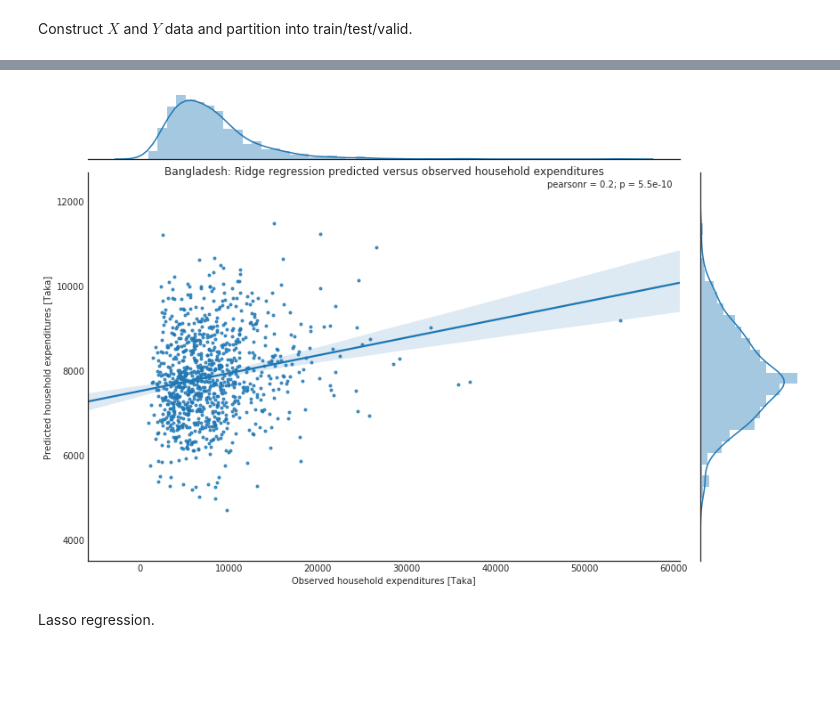
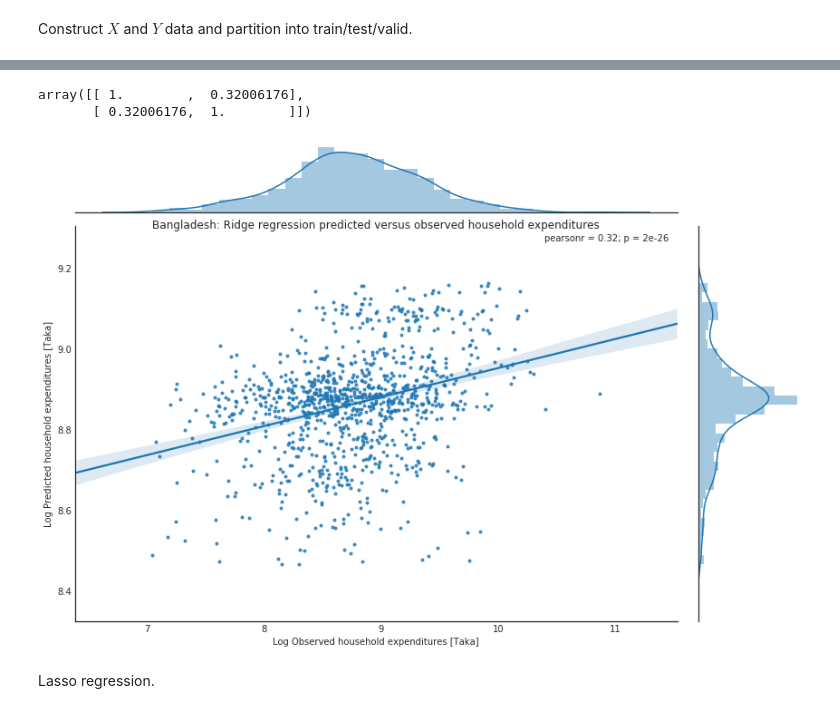
Before and after one commit to chrisyeh96/india-poverty, a Jupyter notebook: baselines/baselines.ipynb, the cells around one changed output, grey strips where cells are left out. Cells and saved outputs as stored; diff of their text form; code cells hidden in the pictures; blank space fills up the shorter version.

```diff
--- a/baselines/baselines.ipynb
+++ b/baselines/baselines.ipynb
@@ -389,6 +528,13 @@ Ridge regression: hyperparamter search.
+# %%
+scores = []
 # %%
-for alpha in np.logspace(0, 5, num=6):
+for alpha in np.logspace(-5, 5, num=20):
   lm = Ridge(alpha=alpha, normalize=True)
-  lm.fit(X_train, y_train)
-  print(alpha, lm.score(X_valid, y_valid))
+  lm.fit(X_train, np.log(y_train))
+  y_pred = np.exp(lm.predict(X_train))
+  train_scores.append(np.corrcoef(y_pred, y_train)[0, 1] ** 2)
+  y_pred = np.exp(lm.predict(X_valid))
+  score = np.corrcoef(y_pred, y_valid)[0, 1] ** 2
+  print("alpha:", alpha, "\tscore:", score)
+  scores.append(score)
 # %% [output]
@@ -401,4 +571,4 @@ for alpha in np.logspace(0, 5, num=6):
 # %%
-lm = Ridge(alpha=20, normalize=True)
-lm.fit(X_train, y_train)
+lm = Ridge(alpha=1.83298071083, normalize=True)
+lm.fit(X_train, np.log(y_train))
 # %% [output]
@@ -415,5 +581,5 @@ lm.score(X_valid, y_valid)
 # %%
-y_pred = lm.predict(X_valid)
+y_pred = np.exp(lm.predict(X_valid))
 # %%
 np.sqrt(np.mean(np.square(y_pred - y_valid)))
 # %% [output]
@@ -421,13 +587,18 @@ np.sqrt(np.mean(np.square(y_pred - y_valid)))
+# %%
+np.corrcoef(y_valid, y_pred)
+# %% [output]
+array([[ 1.        ,  0.32006176],
+       [ 0.32006176,  1.        ]])
 # %%
-fig = sns.jointplot(y_valid[np.logical_and(y_valid > 0, y_pred > 0)],
-                    y_pred[np.logical_and(y_valid > 0, y_pred > 0)],
+fig = sns.jointplot(np.log(y_valid[np.logical_and(y_valid > 0, y_pred > 0)]),
+                    np.log(y_pred[np.logical_and(y_valid > 0, y_pred > 0)]),
                     kind="reg", size=8, marker=".")
 fig.fig.set_size_inches((12, 8))
-fig.ax_joint.set(ylabel="Predicted household expenditures [Taka]",
-                 xlabel="Observed household expenditures [Taka]")
+fig.ax_joint.set(ylabel="Log Predicted household expenditures [Taka]",
+                 xlabel="Log Observed household expenditures [Taka]")
 fig.ax_joint.set_title("Bangladesh: Ridge regression predicted versus observed household expenditures", y=0.98);
 # %% [output]
-[figure, old version]
+[figure, new version]
 # %% [markdown]
 Lasso regression.
 # %%
```
Also changed, not shown: parts of 86 cells of this notebook, 3 other files.
